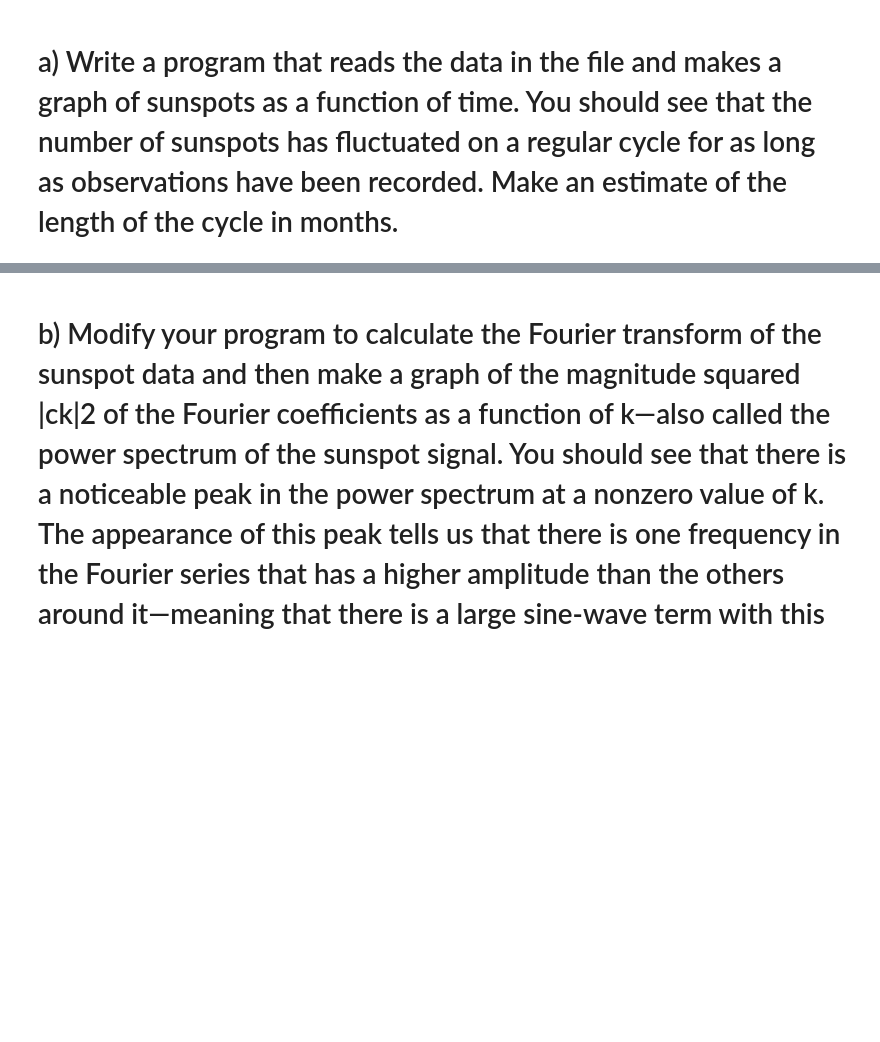
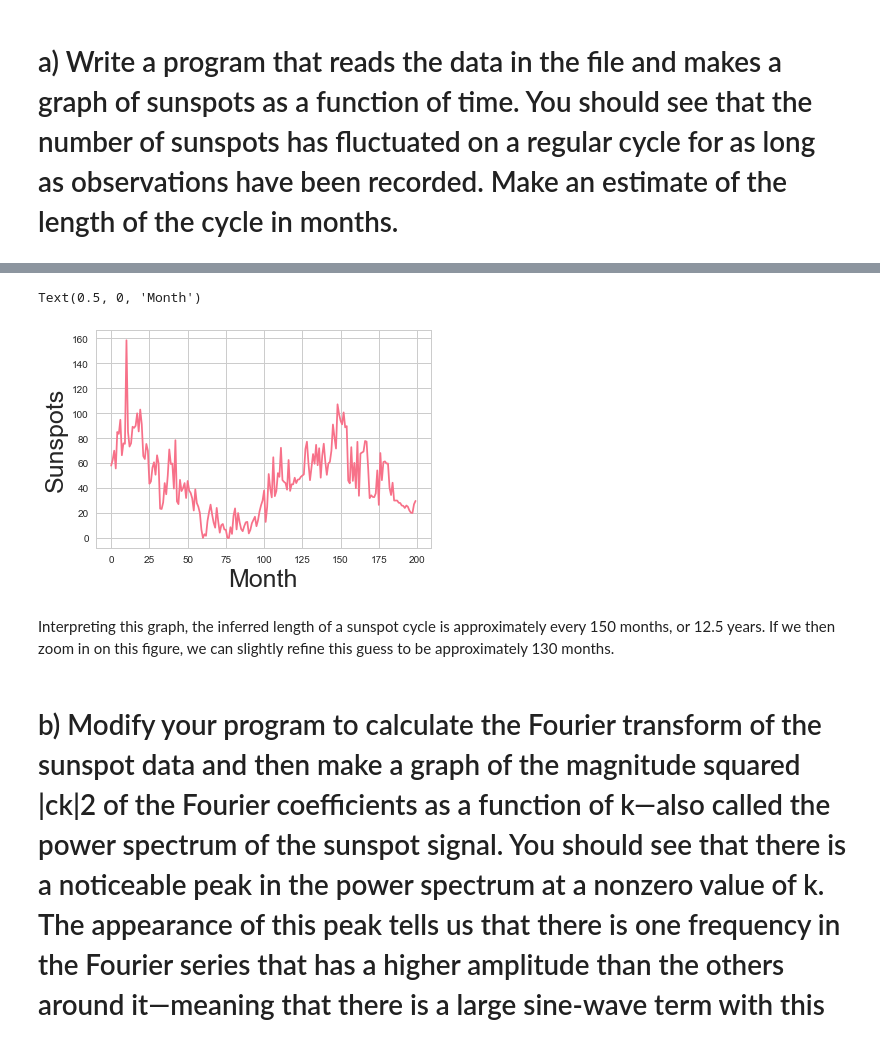
Before and after one commit to nkasmanoff/CompPhys2019, a Jupyter notebook: homework3/Notebooks/Chapter 7 Problem 2.ipynb, the cells around one changed output, grey strips where cells are left out. Saved outputs shown, nothing was run; the diff lists cells and outputs as text; code cells hidden in the pictures; blank space fills up the shorter version.

```diff
--- a/homework3/Notebooks/Chapter 7 Problem 2.ipynb
+++ b/homework3/Notebooks/Chapter 7 Problem 2.ipynb
@@ -33,2 +29,13 @@ Interpreting this graph, we can infer that the length of a sunspot cycle is appr
+# %%
+data = np.loadtxt('../dat/sunspots.txt',float)
+y = data[:,1]
+plt.plot(y[0:200])
+plt.ylabel("Sunspots",fontsize=25)
+plt.xlabel('Month',fontsize=25)
+# %% [output]
+Text(0.5, 0, 'Month')
+[figure, added]
+# %% [markdown]
+Interpreting this graph, the inferred length of a sunspot cycle is approximately every 150 months, or 12.5 years. If we then zoom in on this figure, we can slightly refine this guess to be approximately 130 months.
 # %% [markdown]
 # b) Modify your program to calculate the Fourier transform of the sunspot data and then make a graph of the magnitude squared |ck|2 of the Fourier coefficients as a function of k—also called the power spectrum of the sunspot signal. You should see that there is a noticeable peak in the power spectrum at a nonzero value of k. The appearance of this peak tells us that there is one frequency in the Fourier series that has a higher amplitude than the others around it—meaning that there is a large sine-wave term with this frequency, which corresponds to the periodic wave you can see in the original data.
```
Also changed, not shown: parts of 30 cells of this notebook, 8 other files.
